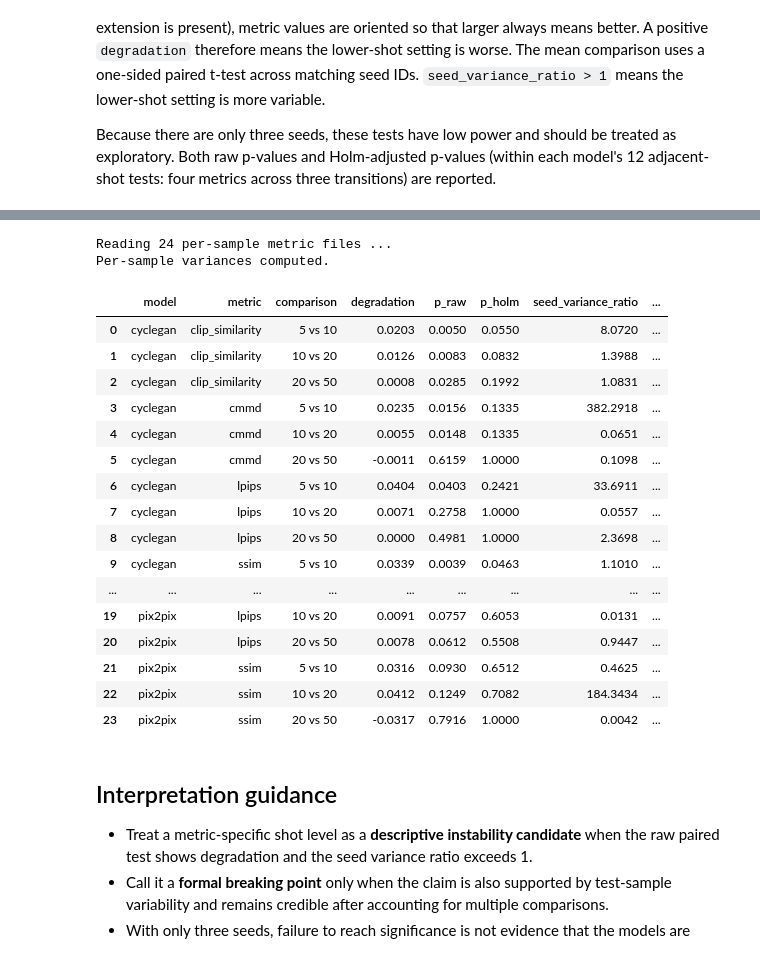
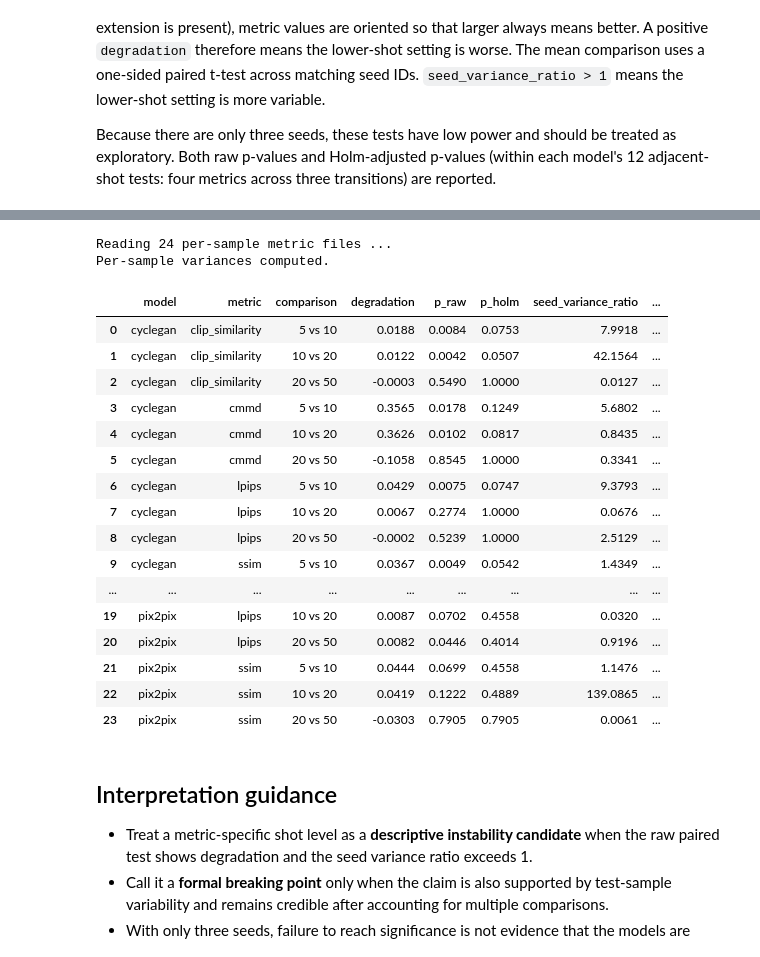
Before and after one commit to njzfjiang/ece-1508-project, a Jupyter notebook: docs/analysis.ipynb, the cells around one changed output, grey strips where cells are left out. Drawn from its saved outputs; the diff is of its cells as text; code cells hidden in the pictures.

```diff
--- a/docs/analysis.ipynb
+++ b/docs/analysis.ipynb
@@ -28,13 +28,13 @@ print(f'Core imports loaded in {time.perf_counter() - _load_started:.2f}s', flus
 
 def find_project_root(start=Path.cwd()):
     for candidate in (start, *start.parents):
-        if (candidate / 'docs' / 'results_5090' / 'runs.csv').is_file():
+        if (candidate / 'results' / 'full_grid_official_cmmd' / 'evaluation' / 'runs.csv').is_file():
             return candidate
-    raise FileNotFoundError('Could not find docs/results_5090/runs.csv')
+    raise FileNotFoundError('Could not find results/full_grid_official_cmmd/evaluation/runs.csv')
 
 
 ROOT = find_project_root()
-RESULTS = ROOT / 'docs' / 'results_5090'
+RESULTS = ROOT / 'results' / 'full_grid_official_cmmd' / 'evaluation'
 runs = pd.read_csv(RESULTS / 'runs.csv')
 aggregate = pd.read_csv(RESULTS / 'aggregate.csv')
 
@@ -47,7 +47,7 @@ METRICS = {
     'ssim': {'label': 'SSIM', 'higher_is_better': True},
     'lpips': {'label': 'LPIPS', 'higher_is_better': False},
     'clip_similarity': {'label': 'CLIP similarity', 'higher_is_better': True},
-    'cmmd': {'label': 'CMMD', 'higher_is_better': False},
+    'cmmd': {'label': 'CMMD (official, sigma=10)', 'higher_is_better': False},
 }
 
 assert SHOTS, 'No shot levels found in runs.csv'
@@ -246,11 +246,11 @@ The checked-in aggregate files contain one mean per seed, so they support betwee
 # %%
-evaluation_root = ROOT / 'results' / 'full_grid_5090' / 'evaluation'
+evaluation_root = ROOT / 'results' / 'full_grid_official_cmmd' / 'evaluation'
 sample_files = sorted(evaluation_root.glob('*/*shot/seed*/per_sample_metrics.csv'))
 
 if not sample_files:
     print(
         'Per-sample files not found. Extract the full artifact under '
-        'results/full_grid_5090/evaluation to complete criterion (2).'
+        'results/full_grid_official_cmmd/evaluation to complete criterion (2).'
     )
 else:
     print(f'Reading {len(sample_files)} per-sample metric files ...', flush=True)
@@ -300,49 +300,49 @@ else:
         ['N/A (distribution-level metric)', 'increases'],
         default='does not increase',
     )
     breaking['full_breaking_point_evidence'] = pd.Series(
         pd.NA, index=breaking.index, dtype='boolean'
     )
     sample_available = breaking['sample_variance_ratio'].notna()
     breaking.loc[sample_available, 'full_breaking_point_evidence'] = (
         breaking.loc[sample_available, 'raw_significant']
         & breaking.loc[sample_available, 'seed_variance_increases']
         & (breaking.loc[sample_available, 'sample_variance_ratio'] > 1)
     )
     compact_columns = [
         'model', 'metric', 'comparison', 'degradation', 'p_raw', 'p_holm',
         'seed_variance_ratio', 'sample_variance_ratio',
         'sample_variance_status', 'full_breaking_point_evidence',
     ]
     compact = breaking.sort_values(
         ['model', 'metric', 'low_shot']
     )[compact_columns].copy()
     for column in (
         'degradation', 'p_raw', 'p_holm',
         'seed_variance_ratio', 'sample_variance_ratio',
     ):
         compact[column] = compact[column].round(4)
     display(compact.reset_index(drop=True))
 # %% [output]
 Reading 24 per-sample metric files ...
 Per-sample variances computed.
 |  | model | metric | comparison | degradation | p_raw | p_holm | seed_variance_ratio | ... |
-| 0 | cyclegan | clip_similarity | 5 vs 10 | 0.0203 | 0.0050 | 0.0550 | 8.0720 | ... |
-| 1 | cyclegan | clip_similarity | 10 vs 20 | 0.0126 | 0.0083 | 0.0832 | 1.3988 | ... |
-| 2 | cyclegan | clip_similarity | 20 vs 50 | 0.0008 | 0.0285 | 0.1992 | 1.0831 | ... |
-| 3 | cyclegan | cmmd | 5 vs 10 | 0.0235 | 0.0156 | 0.1335 | 382.2918 | ... |
-| 4 | cyclegan | cmmd | 10 vs 20 | 0.0055 | 0.0148 | 0.1335 | 0.0651 | ... |
-| 5 | cyclegan | cmmd | 20 vs 50 | -0.0011 | 0.6159 | 1.0000 | 0.1098 | ... |
-| 6 | cyclegan | lpips | 5 vs 10 | 0.0404 | 0.0403 | 0.2421 | 33.6911 | ... |
-| 7 | cyclegan | lpips | 10 vs 20 | 0.0071 | 0.2758 | 1.0000 | 0.0557 | ... |
-| 8 | cyclegan | lpips | 20 vs 50 | 0.0000 | 0.4981 | 1.0000 | 2.3698 | ... |
-| 9 | cyclegan | ssim | 5 vs 10 | 0.0339 | 0.0039 | 0.0463 | 1.1010 | ... |
+| 0 | cyclegan | clip_similarity | 5 vs 10 | 0.0188 | 0.0084 | 0.0753 | 7.9918 | ... |
+| 1 | cyclegan | clip_similarity | 10 vs 20 | 0.0122 | 0.0042 | 0.0507 | 42.1564 | ... |
+| 2 | cyclegan | clip_similarity | 20 vs 50 | -0.0003 | 0.5490 | 1.0000 | 0.0127 | ... |
+| 3 | cyclegan | cmmd | 5 vs 10 | 0.3565 | 0.0178 | 0.1249 | 5.6802 | ... |
+| 4 | cyclegan | cmmd | 10 vs 20 | 0.3626 | 0.0102 | 0.0817 | 0.8435 | ... |
+| 5 | cyclegan | cmmd | 20 vs 50 | -0.1058 | 0.8545 | 1.0000 | 0.3341 | ... |
+| 6 | cyclegan | lpips | 5 vs 10 | 0.0429 | 0.0075 | 0.0747 | 9.3793 | ... |
+| 7 | cyclegan | lpips | 10 vs 20 | 0.0067 | 0.2774 | 1.0000 | 0.0676 | ... |
+| 8 | cyclegan | lpips | 20 vs 50 | -0.0002 | 0.5239 | 1.0000 | 2.5129 | ... |
+| 9 | cyclegan | ssim | 5 vs 10 | 0.0367 | 0.0049 | 0.0542 | 1.4349 | ... |
 | ... | ... | ... | ... | ... | ... | ... | ... | ... |
-| 19 | pix2pix | lpips | 10 vs 20 | 0.0091 | 0.0757 | 0.6053 | 0.0131 | ... |
-| 20 | pix2pix | lpips | 20 vs 50 | 0.0078 | 0.0612 | 0.5508 | 0.9447 | ... |
-| 21 | pix2pix | ssim | 5 vs 10 | 0.0316 | 0.0930 | 0.6512 | 0.4625 | ... |
-| 22 | pix2pix | ssim | 10 vs 20 | 0.0412 | 0.1249 | 0.7082 | 184.3434 | ... |
-| 23 | pix2pix | ssim | 20 vs 50 | -0.0317 | 0.7916 | 1.0000 | 0.0042 | ... |
+| 19 | pix2pix | lpips | 10 vs 20 | 0.0087 | 0.0702 | 0.4558 | 0.0320 | ... |
+| 20 | pix2pix | lpips | 20 vs 50 | 0.0082 | 0.0446 | 0.4014 | 0.9196 | ... |
+| 21 | pix2pix | ssim | 5 vs 10 | 0.0444 | 0.0699 | 0.4558 | 1.1476 | ... |
+| 22 | pix2pix | ssim | 10 vs 20 | 0.0419 | 0.1222 | 0.4889 | 139.0865 | ... |
+| 23 | pix2pix | ssim | 20 vs 50 | -0.0303 | 0.7905 | 0.7905 | 0.0061 | ... |
 # %% [markdown]
 ## Interpretation guidance
 
```
Also changed, not shown: parts of 5 cells of this notebook, 11 other files.
